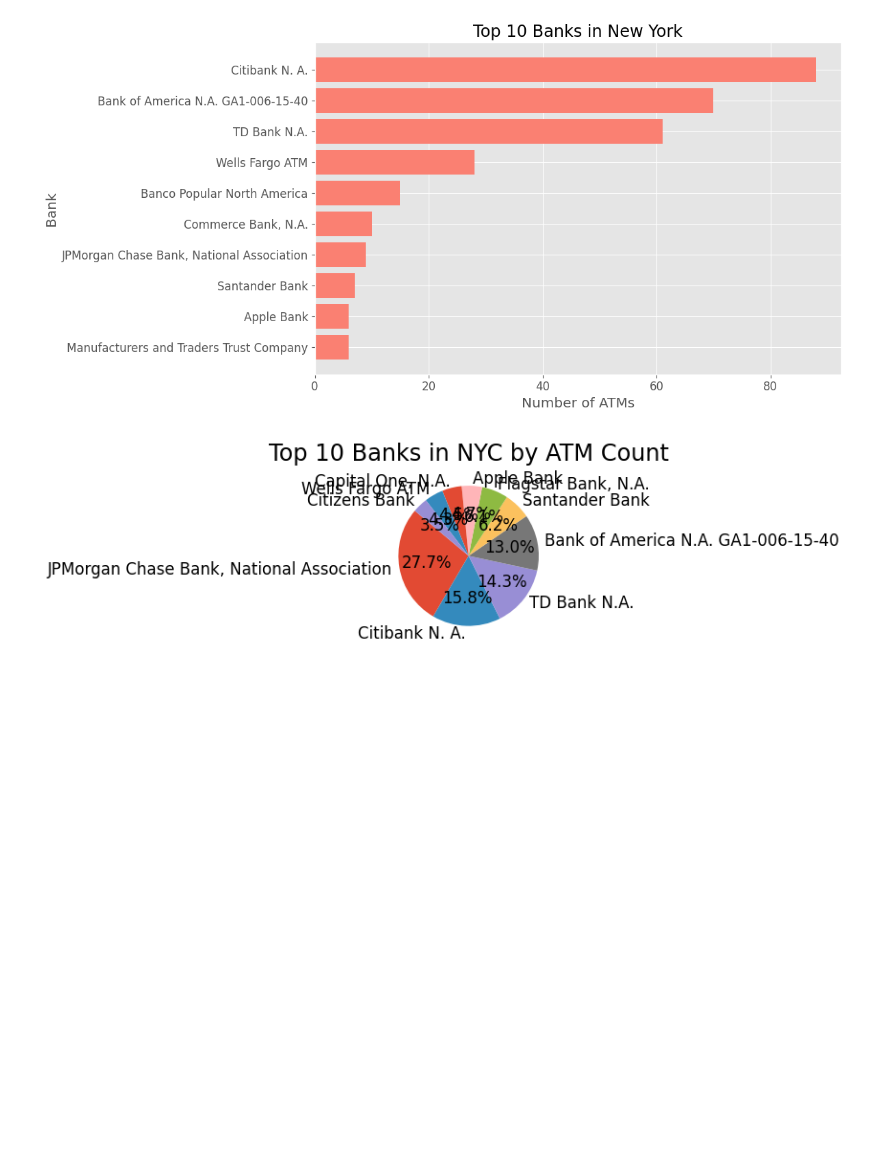
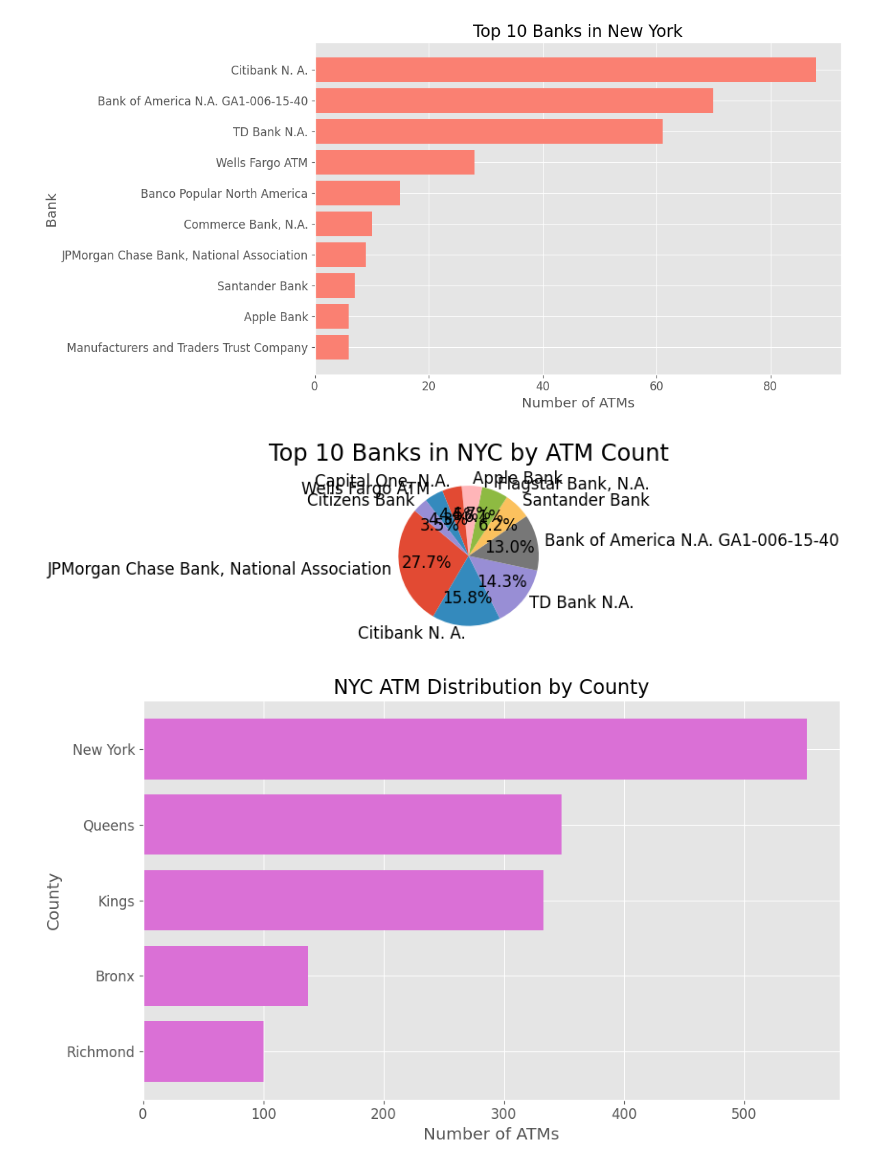
Before and after one commit to Parham-Dehghan/NY-ATM-Analysis, a Jupyter notebook: pp.ipynb, the cells around one changed output. Drawn from its saved outputs; the diff is of its cells as text; code cells hidden in the pictures; blank space fills up the shorter version.

Commit message:
Showing bank counters in countries

```diff
--- a/pp.ipynb
+++ b/pp.ipynb
@@ -137,3 +137,15 @@ plt.savefig('nyc_atm_pie.png', dpi=300)
 plt.show()
 # %% [output]
 [figure]
+# %%
+# Bar chart for NYC counties
+plt.figure(figsize=(10,6))
+plt.barh(nyc_county_counts.index[::-1], nyc_county_counts.values[::-1], color='orchid')
+plt.xlabel('Number of ATMs')
+plt.ylabel('County')
+plt.title('NYC ATM Distribution by County')
+plt.tight_layout()
+plt.savefig('nyc_atm_by_county.png', dpi=300)
+plt.show()
+# %% [output]
+[figure, added]
```
Also changed, not shown: 1 other file.
